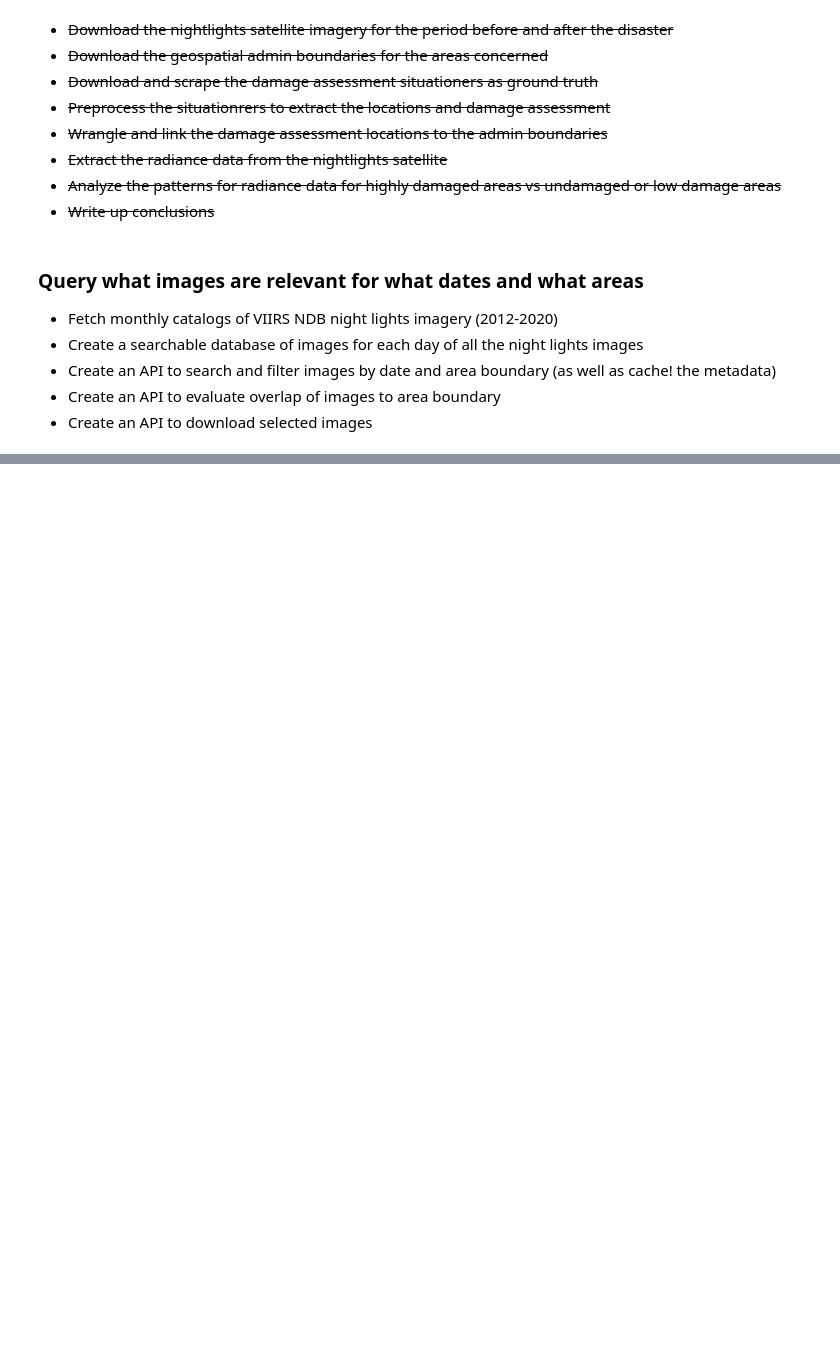
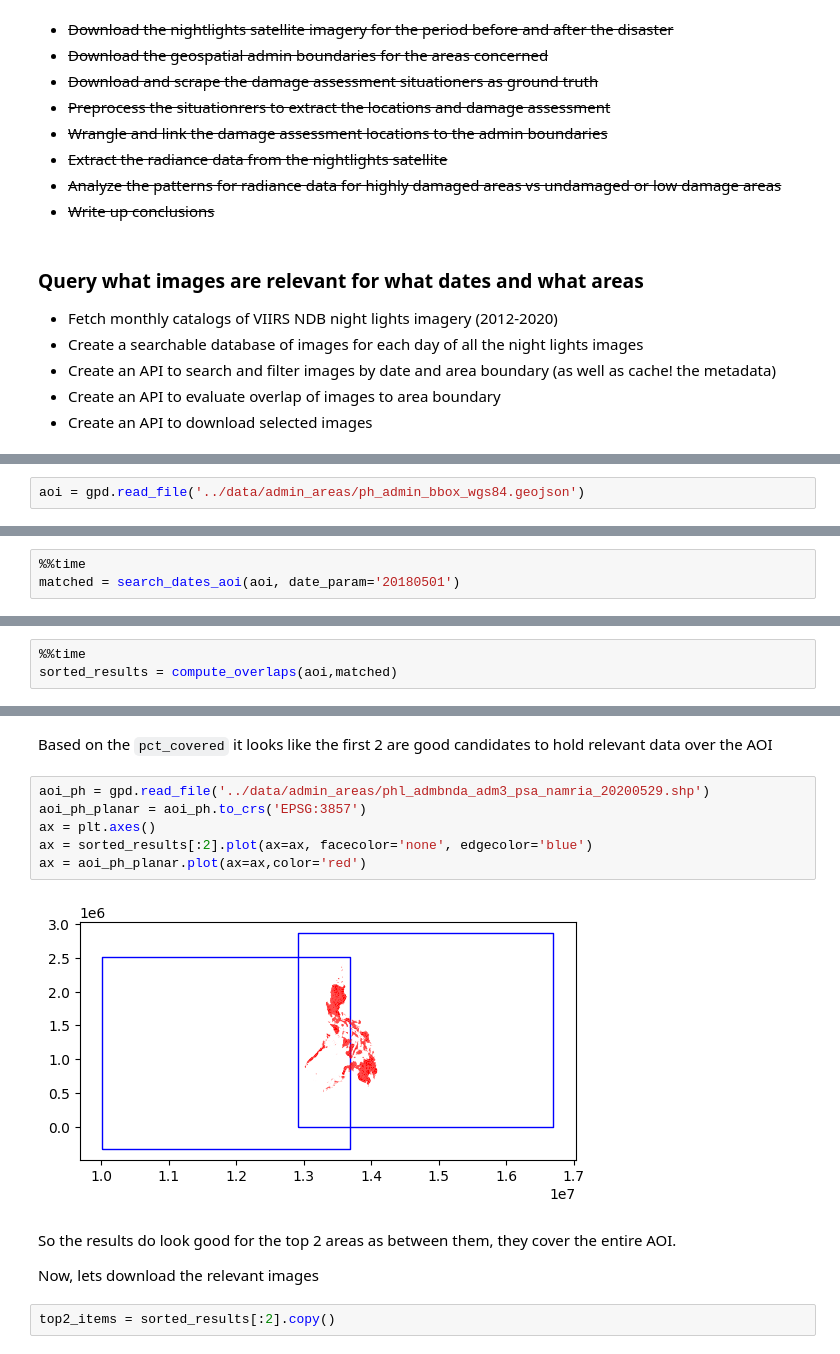
Before and after one commit to butchland/ntlights-processing-utils, a Jupyter notebook: nbs/index.ipynb, the cells around one changed output, grey strips where cells are left out. Saved outputs shown, nothing was run; the diff lists cells and outputs as text; blank space fills up the shorter version.

```diff
--- a/nbs/index.ipynb
+++ b/nbs/index.ipynb
@@ -28,0 +59,2 @@ from ntlights_processing_utils.core import *
+# %%
+aoi = gpd.read_file('../data/admin_areas/ph_admin_bbox_wgs84.geojson')
@@ -28,0 +63,3 @@ from ntlights_processing_utils.core import *
+# %%
+%%time
+matched = search_dates_aoi(aoi, date_param='20180501')
@@ -28,0 +90,3 @@ from ntlights_processing_utils.core import *
+# %%
+%%time
+sorted_results = compute_overlaps(aoi,matched)
@@ -28,0 +105,16 @@ from ntlights_processing_utils.core import *
+# %% [markdown]
+Based on the `pct_covered` it looks like the first 2 are good candidates to hold relevant data over the AOI
+# %%
+aoi_ph = gpd.read_file('../data/admin_areas/phl_admbnda_adm3_psa_namria_20200529.shp')
+aoi_ph_planar = aoi_ph.to_crs('EPSG:3857')
+ax = plt.axes()
+ax = sorted_results[:2].plot(ax=ax, facecolor='none', edgecolor='blue')
+ax = aoi_ph_planar.plot(ax=ax,color='red')
+# %% [output]
+[figure, added]
+# %% [markdown]
+So the results do look good for the top 2 areas as between them, they cover the entire AOI.
+
+Now, lets download the relevant images
+# %%
+top2_items = sorted_results[:2].copy()
```
Also changed, not shown: parts of 19 cells of this notebook, 2 other files.
